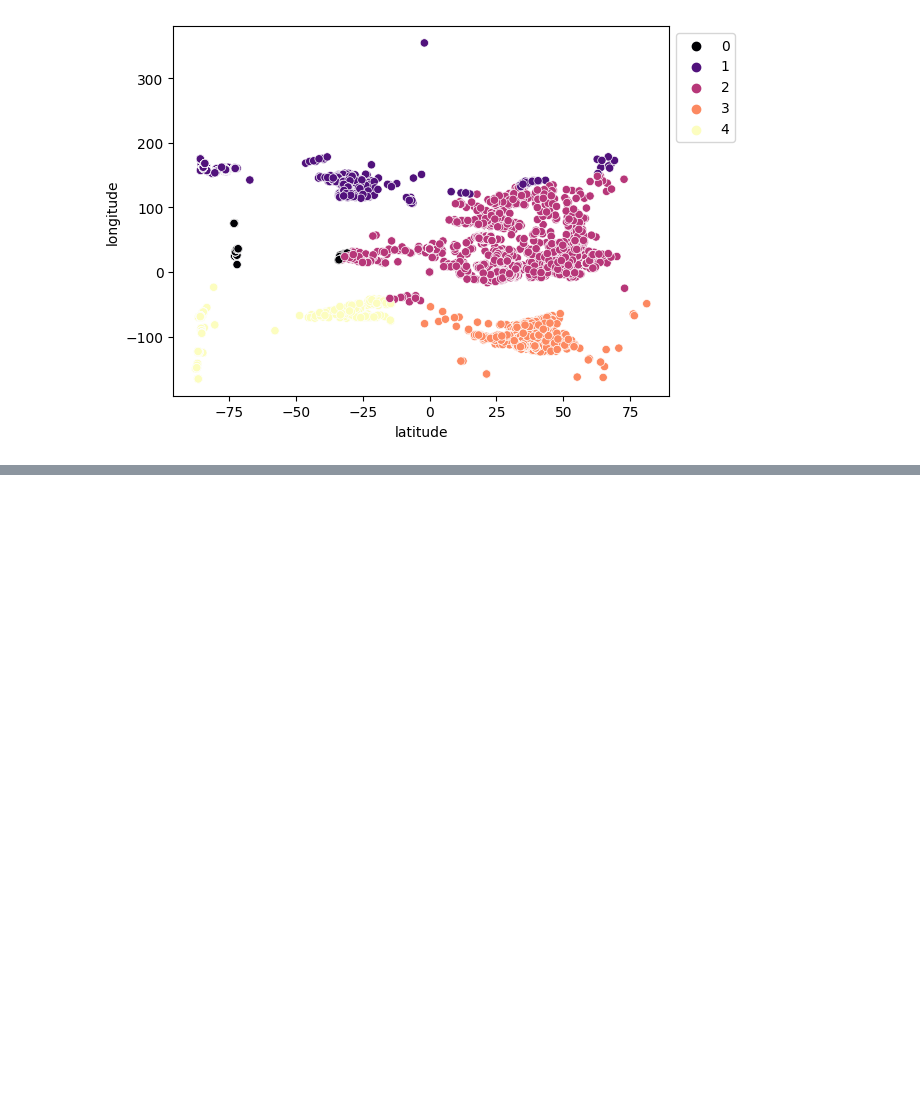
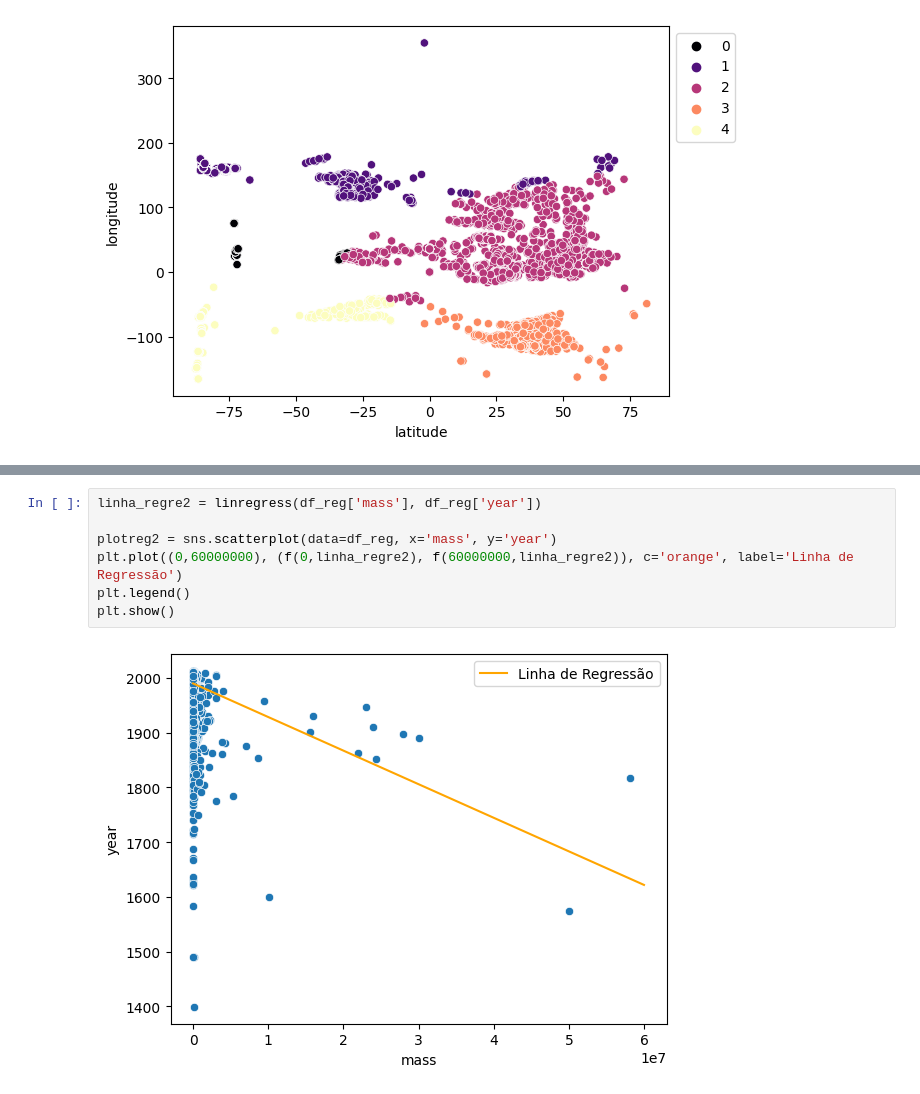
Before and after one commit to biabcaval/Projeto-ICD-analise-meteoros, a Jupyter notebook: #3_meteorite_landings_on_earth.ipynb, the cells around one changed output, grey strips where cells are left out. Saved outputs shown, nothing was run; the diff lists cells and outputs as text; blank space fills up the shorter version.

```diff
--- a/#3_meteorite_landings_on_earth.ipynb
+++ b/#3_meteorite_landings_on_earth.ipynb
@@ -254,0 +277,9 @@ sns.move_legend(plot4, "upper left", bbox_to_anchor=(1,1))
+# %%
+linha_regre2 = linregress(df_reg['mass'], df_reg['year'])
+
+plotreg2 = sns.scatterplot(data=df_reg, x='mass', y='year')
+plt.plot((0,60000000), (f(0,linha_regre2), f(60000000,linha_regre2)), c='orange', label='Linha de Regressão')
+plt.legend()
+plt.show()
+# %% [output]
+[figure, added]
```
Also changed, not shown: parts of 3 cells of this notebook.
